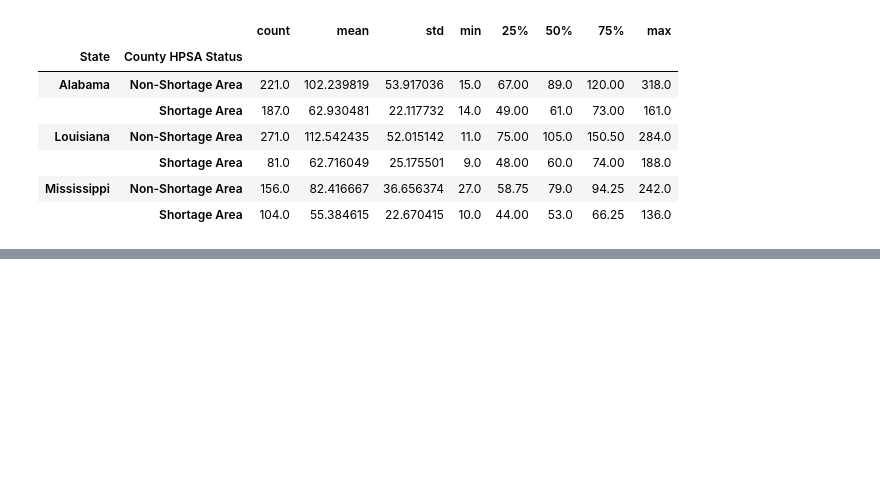
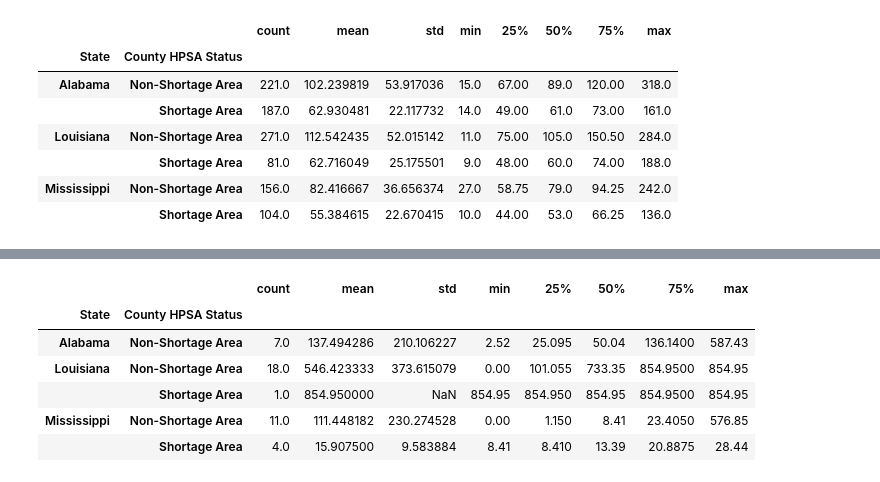
Before and after one commit to valeriemagalong/Healthcare-Shortages, a Jupyter notebook: cms_subdomains_eda.ipynb, the cells around one changed output, grey strips where cells are left out. Cells and saved outputs as stored; diff of their text form; code cells hidden in the pictures; blank space fills up the shorter version.

```diff
--- a/cms_subdomains_eda.ipynb
+++ b/cms_subdomains_eda.ipynb
@@ -239,0 +291,14 @@ measure.groupby(['State', 'County HPSA Status'])['Score'].describe()
+# %%
+# Get descriptive statistics for Total Residents in System
+measure_df = facility_groups['Total Residents in System'].describe().reset_index()
+measure_df = measure_df[~measure_df['mean'].isna()]
+
+measure_df.groupby(['State', 'County HPSA Status'])['mean'].describe()
+# %% [output]
+|  |  | count | mean | std | min | 25% | 50% | 75% | max |
+| State | County HPSA Status |  |  |  |  |  |  |  |  |
+| Alabama | Non-Shortage Area | 7.0 | 137.494286 | 210.106227 | 2.52 | 25.095 | 50.04 | 136.1400 | 587.43 |
+| Louisiana | Non-Shortage Area | 18.0 | 546.423333 | 373.615079 | 0.00 | 101.055 | 733.35 | 854.9500 | 854.95 |
+|  | Shortage Area | 1.0 | 854.950000 | NaN | 854.95 | 854.950 | 854.95 | 854.9500 | 854.95 |
+| Mississippi | Non-Shortage Area | 11.0 | 111.448182 | 230.274528 | 0.00 | 1.150 | 8.41 | 23.4050 | 576.85 |
+|  | Shortage Area | 4.0 | 15.907500 | 9.583884 | 8.41 | 8.410 | 13.39 | 20.8875 | 28.44 |
```
Also changed, not shown: parts of 6 cells of this notebook, 1 other file.
